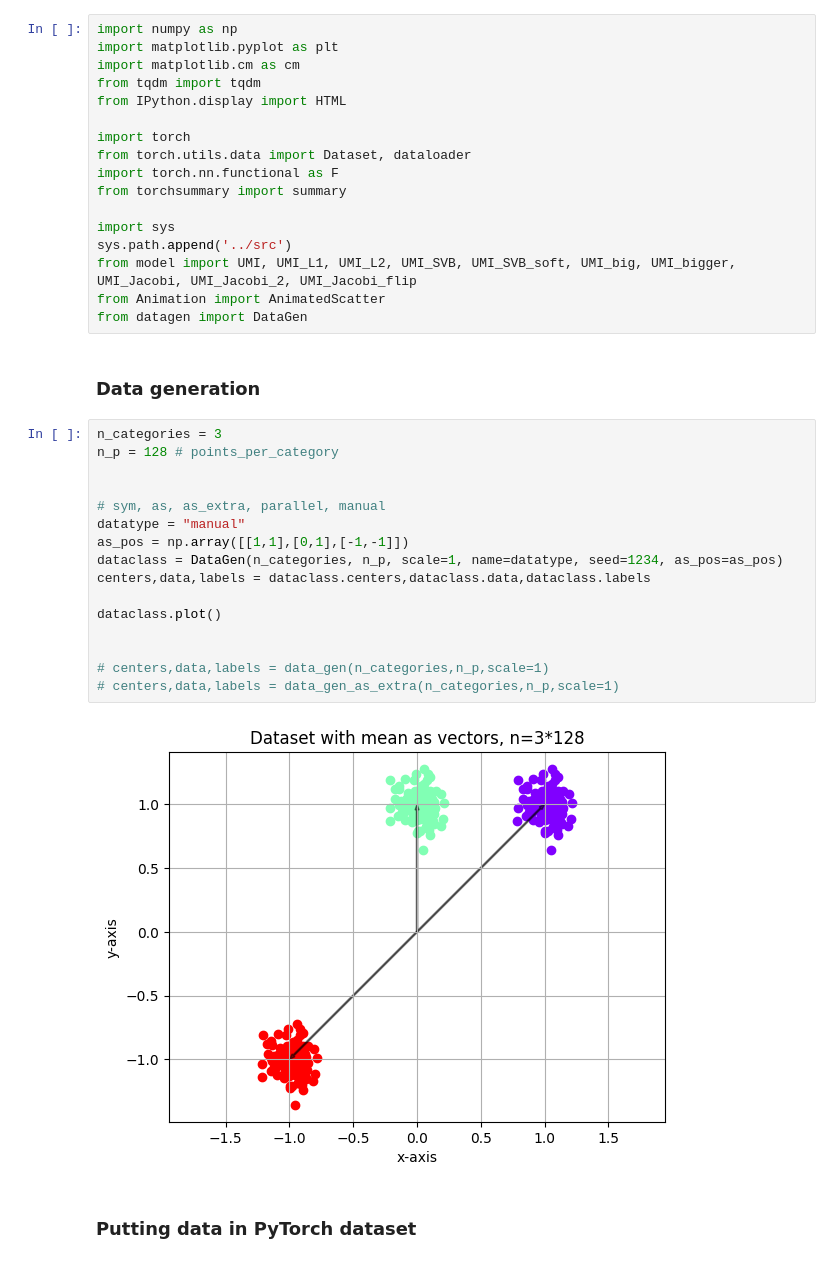
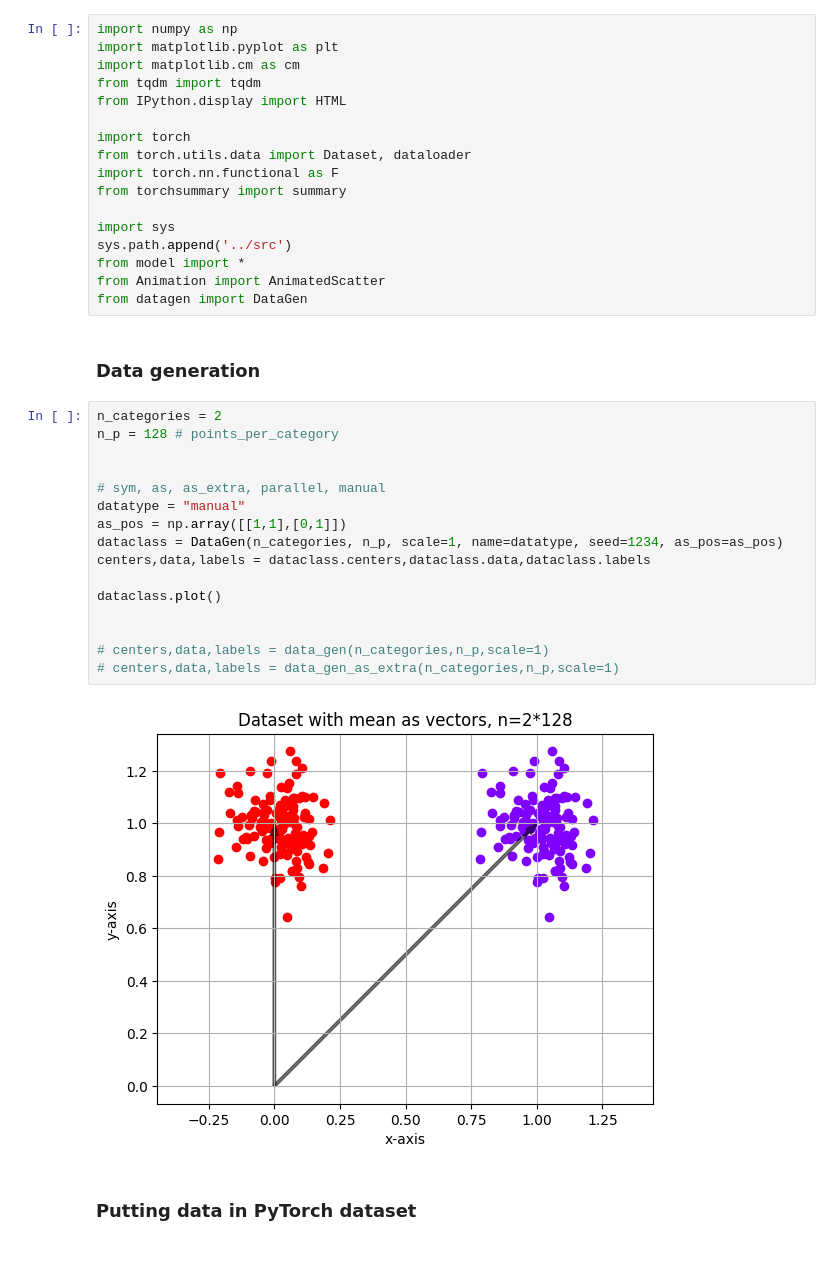
Before and after one commit to Dalsaetra/unitary_memory_indexing_recreated, a Jupyter notebook: notebooks/main.ipynb, the cells around one changed output. Cells and saved outputs as stored; diff of their text form.

```diff
--- a/notebooks/main.ipynb
+++ b/notebooks/main.ipynb
@@ -12,29 +12,29 @@ from torchsummary import summary
 
 import sys
 sys.path.append('../src')
-from model import UMI, UMI_L1, UMI_L2, UMI_SVB, UMI_SVB_soft, UMI_big, UMI_bigger, UMI_Jacobi, UMI_Jacobi_2, UMI_Jacobi_flip
+from model import *
 from Animation import AnimatedScatter
 from datagen import DataGen
 # %% [markdown]
 ### Data generation
 # %%
-n_categories = 3
+n_categories = 2
 n_p = 128 # points_per_category
 
 
 # sym, as, as_extra, parallel, manual
 datatype = "manual"
-as_pos = np.array([[1,1],[0,1],[-1,-1]])
+as_pos = np.array([[1,1],[0,1]])
 dataclass = DataGen(n_categories, n_p, scale=1, name=datatype, seed=1234, as_pos=as_pos)
 centers,data,labels = dataclass.centers,dataclass.data,dataclass.labels
 
 dataclass.plot()
 
 
 # centers,data,labels = data_gen(n_categories,n_p,scale=1)
 # centers,data,labels = data_gen_as_extra(n_categories,n_p,scale=1)
 # %% [output]
-[figure, old version]
+[figure, new version]
 # %% [markdown]
 ### Putting data in PyTorch dataset
 # %%
```
Also changed, not shown: parts of 9 cells of this notebook, 1 other file.
